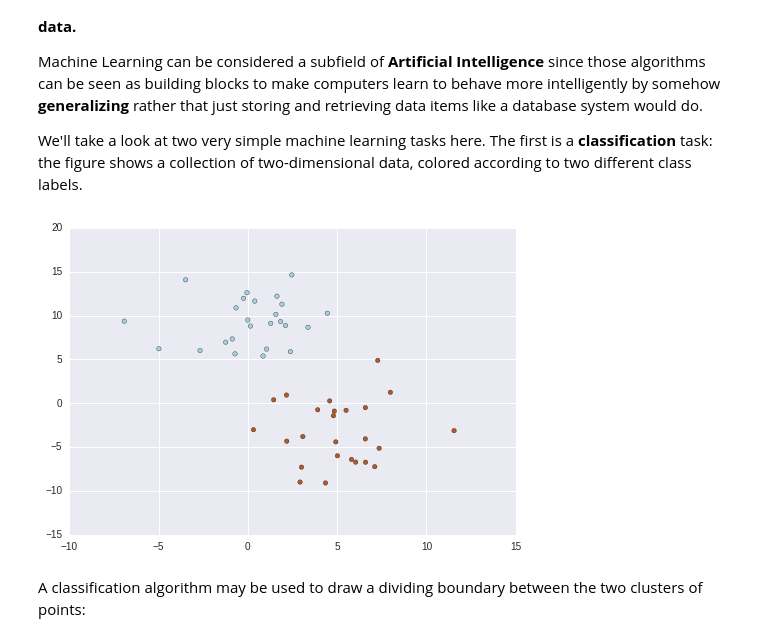
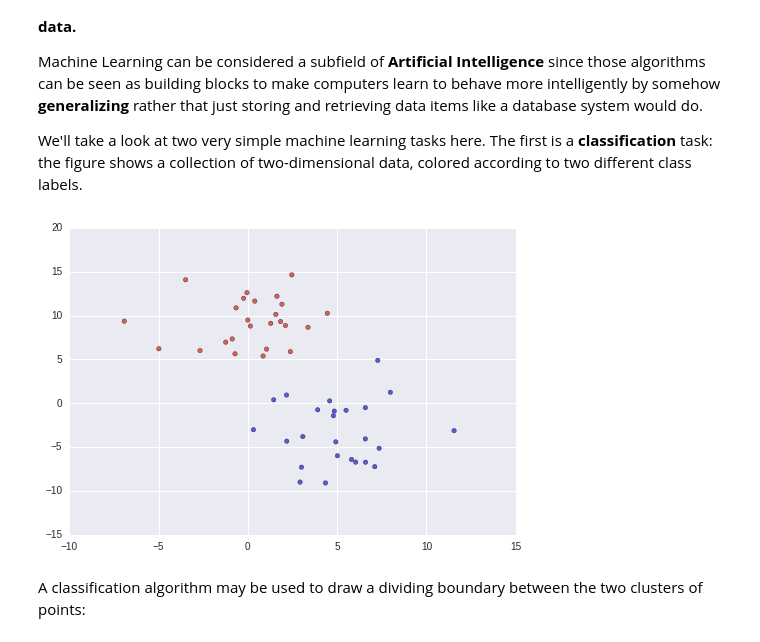
Before and after one commit to albahnsen/PracticalMachineLearningClass, a Jupyter notebook: notebooks/02-IntroMachineLearning.ipynb, the cells around one changed output. Drawn from its saved outputs; the diff is of its cells as text; code cells hidden in the pictures.

```diff
--- a/notebooks/02-IntroMachineLearning.ipynb
+++ b/notebooks/02-IntroMachineLearning.ipynb
@@ -33,16 +33,17 @@ labels.
 import numpy as np
 import matplotlib.pyplot as plt
 import seaborn as sns
-sns.set()
+sns.set();
+cmap = mpl.colors.ListedColormap(sns.color_palette("hls", 3))
 # %%
 # Create a random set of examples
 from sklearn.datasets.samples_generator import make_blobs
 X, Y = make_blobs(n_samples=50, centers=2,random_state=23, cluster_std=2.90)
 
-plt.scatter(X[:, 0], X[:, 1], c=Y, cmap=plt.cm.Paired)
+plt.scatter(X[:, 0], X[:, 1], c=Y, cmap=cmap)
 plt.show()
 # %% [output]
-[figure, old version]
+[figure, new version]
 # %% [markdown]
 A classification algorithm may be used to draw a dividing boundary
 between the two clusters of points:
```
Also changed, not shown: parts of 12 cells of this notebook, 1 other file.
